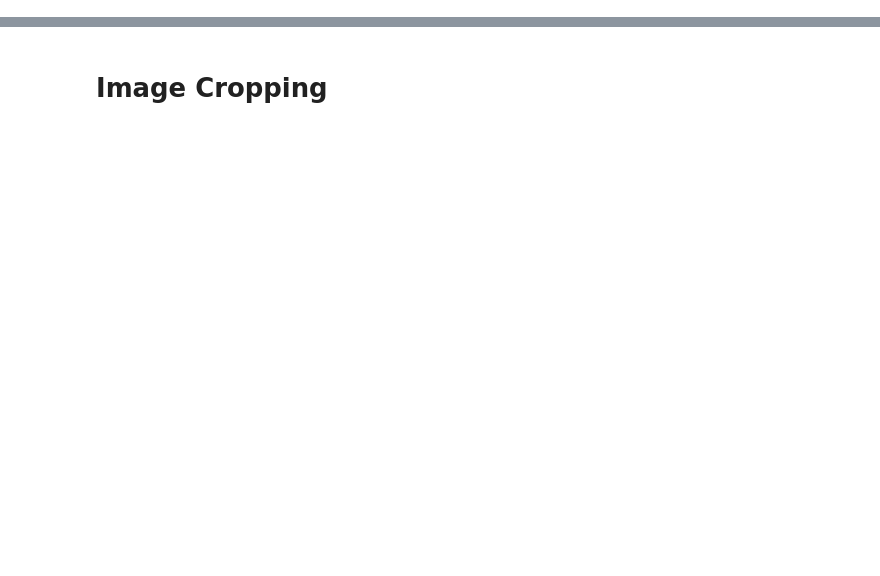
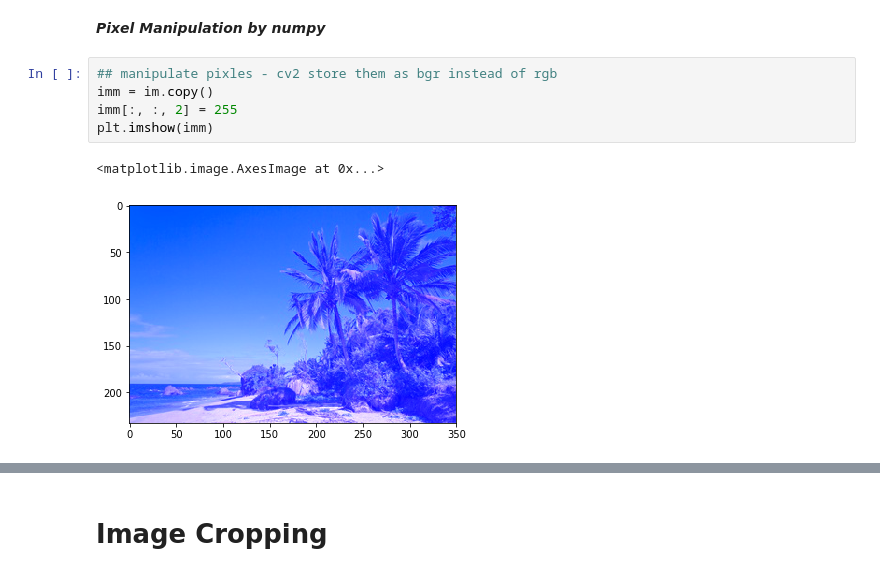
Before and after one commit to hukim1112/computer_vision, a Jupyter notebook: Transformations.ipynb, the cells around one changed output, grey strips where cells are left out. Cells and saved outputs as stored; diff of their text form; blank space fills up the shorter version.

```diff
--- a/Transformations.ipynb
+++ b/Transformations.ipynb
@@ -13,0 +39,10 @@ img = cv2.imread('data/beach.jpg')
+# %% [markdown]
+***Pixel Manipulation by numpy***
+# %%
+## manipulate pixles - cv2 store them as bgr instead of rgb
+imm = im.copy()
+imm[:, :, 2] = 255
+plt.imshow(imm)
+# %% [output]
+<matplotlib.image.AxesImage at 0x...>
+[figure, added]
```
Also changed, not shown: parts of 31 cells of this notebook, 7 other files.
